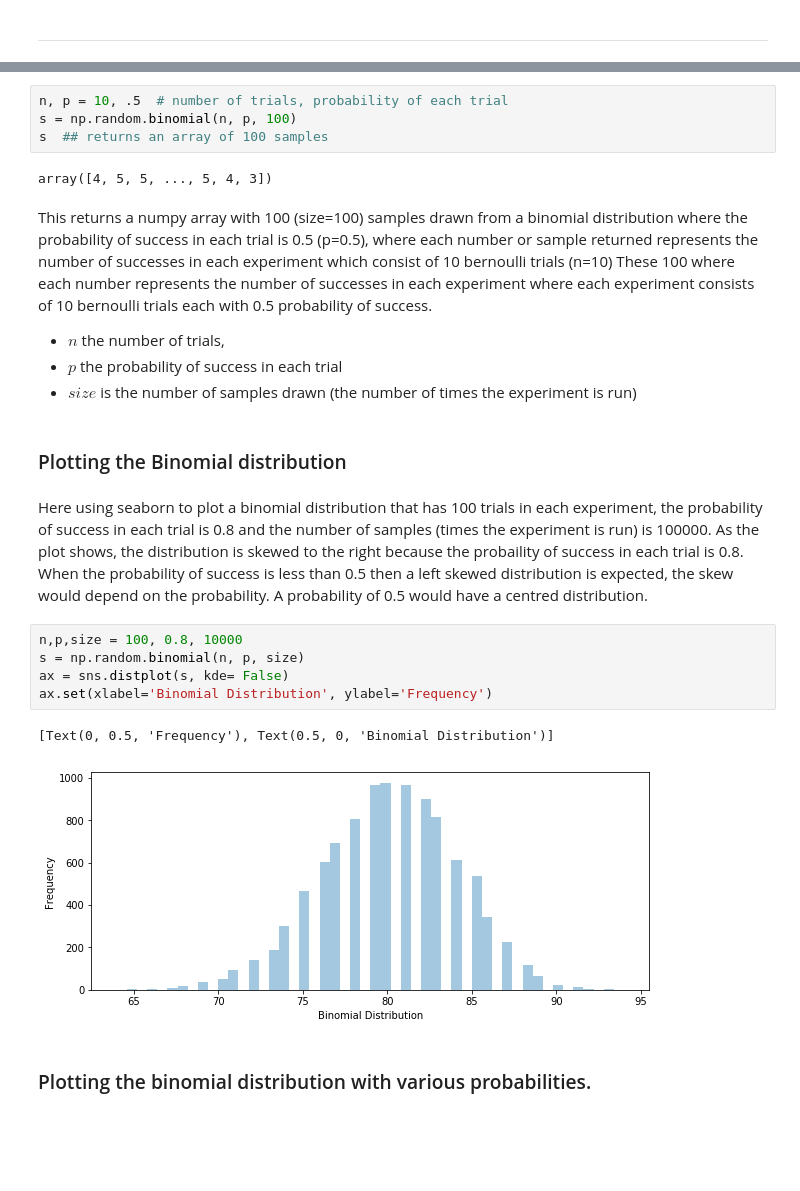
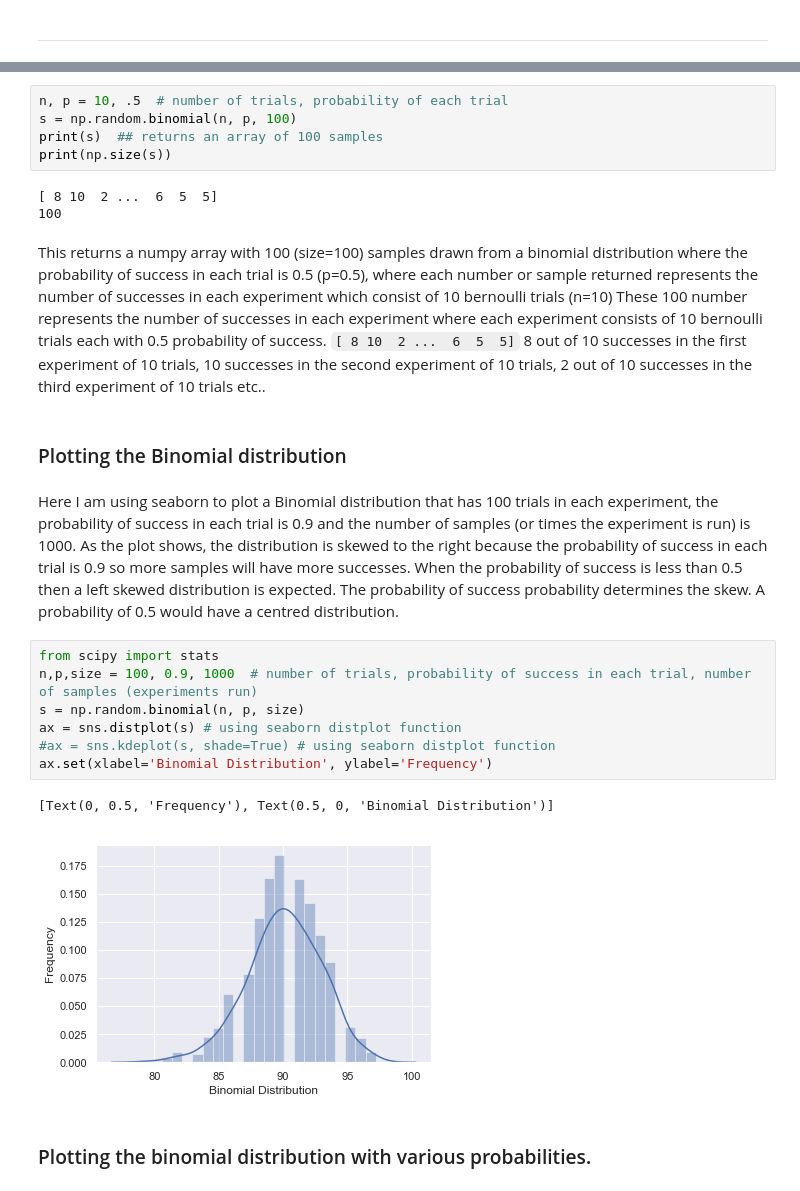
Before and after one commit to angela1C/Programming-for-Data-Analysis-numpy.random-project-2019, a Jupyter notebook: NumpyRandom.ipynb, the cells around one changed output, grey strips where cells are left out. Saved outputs shown, nothing was run; the diff lists cells and outputs as text; blank space fills up the shorter version.

```diff
--- a/NumpyRandom.ipynb
+++ b/NumpyRandom.ipynb
@@ -1191,30 +1142,32 @@ This is adapted from the example on the on the [numpy random docs](https://numpy
 # %%
 n, p = 10, .5  # number of trials, probability of each trial
 s = np.random.binomial(n, p, 100)
-s  ## returns an array of 100 samples
+print(s)  ## returns an array of 100 samples
+print(np.size(s))
 # %% [output]
-array([4, 5, 5, ..., 5, 4, 3])
+[ 8 10  2 ...  6  5  5]
+100
 # %% [markdown]
 This returns a numpy array with 100 (size=100) samples drawn from a binomial distribution where the probability of success in each trial is 0.5 (p=0.5), where each number or sample returned represents the number of successes in each experiment which consist of 10 bernoulli trials (n=10)
-These 100 where each number represents the number of successes in each experiment where each experiment consists of 10 bernoulli trials each with 0.5 probability of success.
-
-- $n$ the number of trials,
-- $p$ the probability of success in each trial
-- $size$ is the number of samples drawn (the number of times the experiment is run)
+These 100 number represents the number of successes in each experiment where each experiment consists of 10 bernoulli trials each with 0.5 probability of success.
+`[ 8 10  2 ...  6  5  5]`
+8 out of 10 successes in the first experiment of 10 trials, 10 successes in the second experiment of 10 trials, 2 out of 10 successes in the  third experiment of 10 trials etc..
 # %% [markdown]
 ### Plotting the Binomial distribution
 # %% [markdown]
-Here using seaborn to plot a binomial distribution that has 100 trials in each experiment, the probability of success in each trial is 0.8 and the number of samples (times the experiment is run) is 100000.
-As the plot shows, the distribution is skewed to the right because the probaility of success in each trial is 0.8.
-When the probability of success is less than 0.5 then a left skewed distribution is expected, the skew would depend on the probability. A probability of 0.5 would have a centred distribution.
+Here I am using seaborn to plot a Binomial distribution that has 100 trials in each experiment, the probability of success in each trial is 0.9 and the number of samples (or times the experiment is run) is 1000.
+As the plot shows, the distribution is skewed to the right because the probability of success in each trial is 0.9 so more samples will have more successes.
+When the probability of success is less than 0.5 then a left skewed distribution is expected. The probability of success probability determines the skew. A probability of 0.5 would have a centred distribution.
 # %%
-n,p,size = 100, 0.8, 10000
+from scipy import stats
+n,p,size = 100, 0.9, 1000  # number of trials, probability of success in each trial, number of samples (experiments run)
 s = np.random.binomial(n, p, size)
-ax = sns.distplot(s, kde= False)
+ax = sns.distplot(s) # using seaborn distplot function
+#ax = sns.kdeplot(s, shade=True) # using seaborn distplot function
 ax.set(xlabel='Binomial Distribution', ylabel='Frequency')
 # %% [output]
 [Text(0, 0.5, 'Frequency'), Text(0.5, 0, 'Binomial Distribution')]
-[figure, old version]
+[figure, new version]
 # %% [markdown]
 ### Plotting the binomial distribution with various probabilities.
 # %%
```
Also changed, not shown: parts of 28 cells of this notebook, 1 other file.
